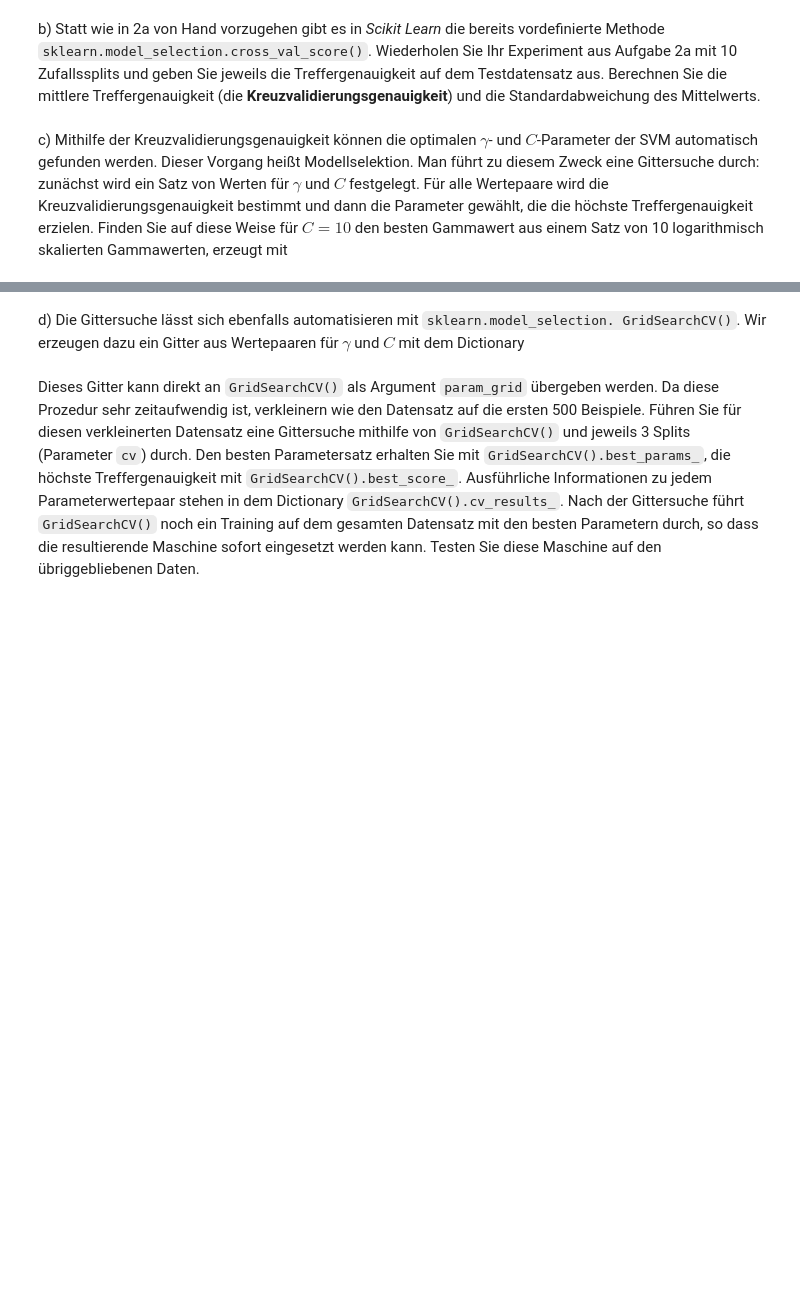
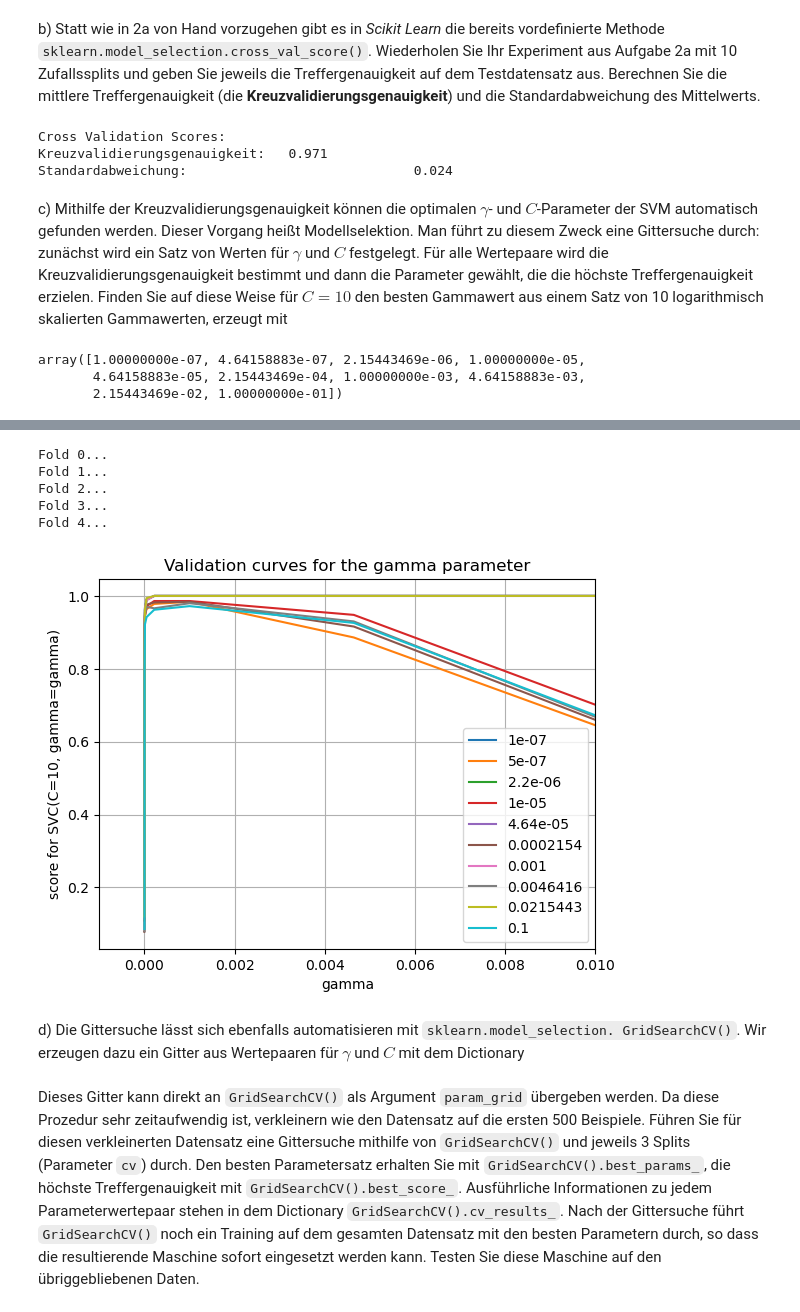
Before and after one commit to TypMitSchnurrbart/ws24_machine_learning, a Jupyter notebook: Aufgabe3/Aufgabe3.2.ipynb, the cells around one changed output, grey strips where cells are left out. Cells and saved outputs as stored; diff of their text form; code cells hidden in the pictures; blank space fills up the shorter version.

```diff
--- a/Aufgabe3/Aufgabe3.2.ipynb
+++ b/Aufgabe3/Aufgabe3.2.ipynb
@@ -6,3 +6,9 @@ Bei der Methode der Kreuzvalidierung wird der zufällige Split in Trainings- und
 Aufgaben:
 # %% [markdown]
 a) Erzeugen Sie zunächst 3 Sätze und trainieren Sie für jeden Satz eine SVM mit $\gamma = 0.001$ und $C = 1$ und geben Sie jeweils die Treffergenauigkeit für Trainings- und Testdatensatz aus. Die Ergebnisse sollten ähnlich wie in Aufgabe 1b aussehen.
+# %%
+### 3.2 a)
+from sklearn import datasets
+
+# Get the data
+digits = datasets.load_digits()
@@ -9,16 +42,88 @@ a) Erzeugen Sie zunächst 3 Sätze und trainieren Sie für jeden Satz eine SVM m
 # %% [markdown]
 b) Statt wie in 2a von Hand vorzugehen gibt es in *Scikit Learn* die bereits vordefinierte Methode `sklearn.model_selection.cross_val_score()`. Wiederholen Sie Ihr Experiment aus Aufgabe 2a mit 10 Zufallssplits und geben Sie jeweils die Treffergenauigkeit auf dem Testdatensatz aus. Berechnen Sie die mittlere Treffergenauigkeit (die **Kreuzvalidierungsgenauigkeit**) und die Standardabweichung des Mittelwerts.
+# %%
+### 3.2 b)
+train_data, test_data, train_label, test_label = model_selection.train_test_split(digits.data, digits.target, test_size=0.25)
+
+clf = svm.SVC(C=100.0, gamma=0.001, kernel="rbf")
+scores = model_selection.cross_val_score(estimator=clf,
+                                         X=test_data,
+                                         y=test_label,
+                                         cv=10)
+
+print(f"""
+Cross Validation Scores:
+Kreuzvalidierungsgenauigkeit:\t{round(scores.mean(), 3)}
+Standardabweichung:\t\t\t\t{round(scores.std(), 3)}
+""")
+# %% [output]
+Cross Validation Scores:
+Kreuzvalidierungsgenauigkeit:   0.971
+Standardabweichung:                             0.024
 # %% [markdown]
 c) Mithilfe der Kreuzvalidierungsgenauigkeit können die optimalen $\gamma$- und $C$-Parameter der SVM automatisch gefunden werden. Dieser Vorgang heißt Modellselektion. Man führt zu diesem Zweck eine Gittersuche durch: zunächst wird ein Satz von Werten für $\gamma$ und $C$ festgelegt. Für alle Wertepaare wird die Kreuzvalidierungsgenauigkeit bestimmt und dann
 die Parameter gewählt, die die höchste Treffergenauigkeit erzielen. Finden Sie auf diese Weise für $C = 10$ den besten Gammawert aus einem Satz von 10 logarithmisch skalierten Gammawerten, erzeugt mit
 # %%
+### 3.2 c)
 import numpy as np
 gammas = np.logspace(-7, -1, 10)
+gammas
+# %% [output]
+array([1.00000000e-07, 4.64158883e-07, 2.15443469e-06, 1.00000000e-05,
+       4.64158883e-05, 2.15443469e-04, 1.00000000e-03, 4.64158883e-03,
+       2.15443469e-02, 1.00000000e-01])
 # %% [markdown]
 Verwenden Sie dazu eine Trainings- und Testdatensatzgröße von 500 und 5 Splits (s. Dokumentation von `ShuffleSplit`) und speichern Sie die Treffergenauigkeit auf dem Trainings- und Testdatensatz für jeden Gammawert und Split. Plotten Sie die Treffergenauigkeitskurve für jeden Split mit dem Gammawert als Abszisse in einem gemeinsamen Diagramm, jeweils für die Trainings- und die Testdaten. Diese Kurven werden **Validierungskurven** genannt
 (s.u.). Für welche Gammawerte erhalten Sie Underfitting, für welche Overfitting? Wo liegt der optimale Gammawert?
 
 <img src="validierungskurve.png" alt="drawing" width="500"/>
+# %%
+results_train = []
+results_test = []
+
+rs = model_selection.ShuffleSplit(n_splits=5, train_size=500, test_size=500, random_state=0)
+for i, (train_index, test_index) in enumerate(rs.split(digits.data)):
+    print(f"Fold {i}...")
+
+    train_data = digits.data[train_index]
+    train_label = digits.target[train_index]
+    test_data = digits.data[test_index]
+    test_label = digits.target[test_index]
+
+    scores_train = []
+    scores_test = []
+
+    for g in gammas:
+        clf = svm.SVC(C=10.0, gamma=g, kernel="rbf")
+        clf.fit(train_data, train_label)
+
+        scores_train.append(clf.score(train_data, train_label))
+        scores_test.append(clf.score(test_data, test_label))
+
+    results_train.append(scores_train)
+    results_test.append(scores_test)
+# %% [output]
+Fold 0...
+Fold 1...
+Fold 2...
+Fold 3...
+Fold 4...
+# %%
+from matplotlib import pyplot as plt
+
+# Plot the results for train and test
+for _, (scores_tr, scores_te) in enumerate(zip(results_train, results_test)):
+    plt.plot(gammas, scores_tr)
+    plt.plot(gammas, scores_te)
+plt.xlim(-0.001, 1e-2)
+plt.legend(np.around(gammas, 7))
+plt.title("Validation curves for the gamma parameter")
+plt.xlabel("gamma")
+plt.ylabel("score for SVC(C=10, gamma=gamma)")
+plt.grid(True)
+plt.show()
+# %% [output]
+[figure, added]
 # %% [markdown]
 d) Die Gittersuche lässt sich ebenfalls automatisieren mit `sklearn.model_selection. GridSearchCV()`. Wir erzeugen dazu ein Gitter aus Wertepaaren für $\gamma$ und $C$ mit dem Dictionary
 # %%
```
Also changed, not shown: parts of 3 cells of this notebook, 1 other file.
